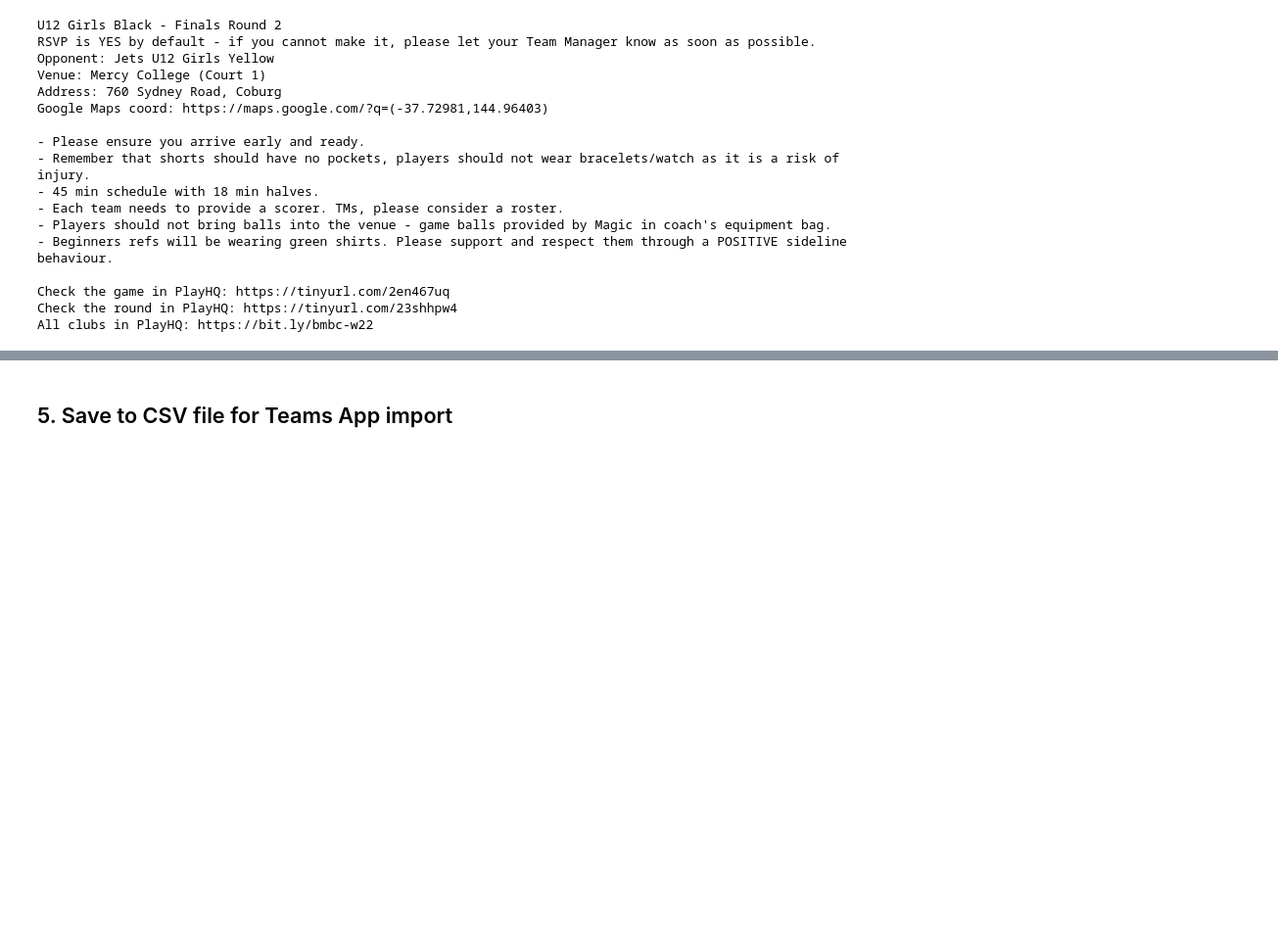
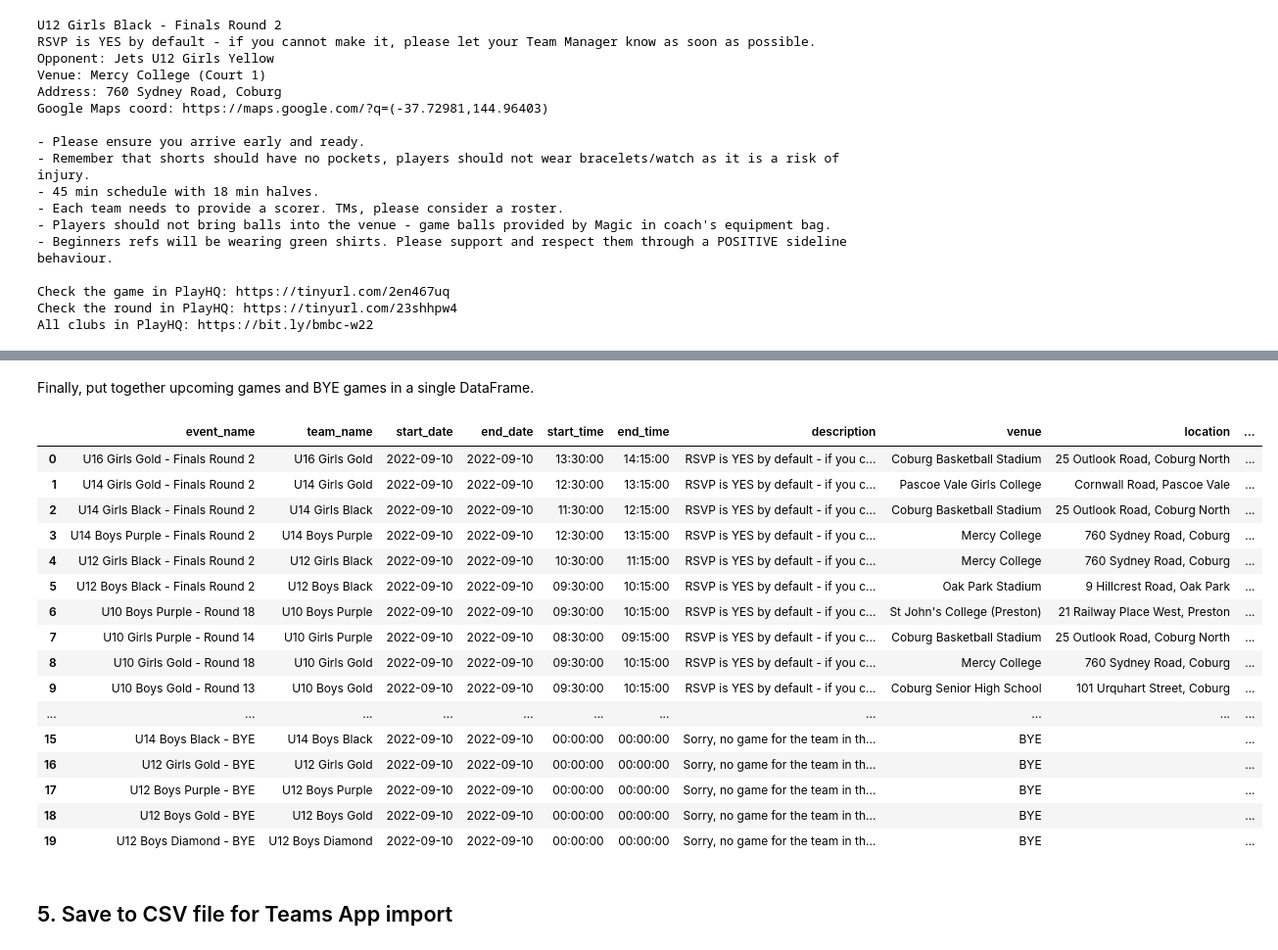
Before and after one commit to ssardina/tapp-fixture, a Jupyter notebook: playhq_scrape.ipynb, the cells around one changed output, grey strips where cells are left out. Shown: that part at 98% size. Cells and saved outputs as stored; diff of their text form; code cells hidden in the pictures; blank space fills up the shorter version.

```diff
--- a/playhq_scrape.ipynb
+++ b/playhq_scrape.ipynb
@@ -241,0 +160,6 @@ U12 Boys Diamond
+# %%
+playing_teams = upcoming_games_df['team_id'].tolist()
+bye_teams = teams_df.loc[~teams_df['id'].isin(playing_teams)]['name'].tolist()
+bye_teams = list(map(lambda x: re.search("U.*", x).group(0), bye_teams))
+
+print(f"Bye teams ({len(bye_teams)}): ", bye_teams)
@@ -241,0 +168,12 @@ U12 Boys Diamond
+# %%
+# Extract the date of the round
+# date = team_apps_csv_df.iloc[1]['start_date']
+print(f"Extract BYE games for games on {GAME_DATE_NAME}")
+
+# Extract teams that do not have a game
+if bye_teams:
+    games_bye_df = utils.build_teamsapp_bye_schedule(bye_teams, GAME_DATE)
+else:
+    print("No BYE games this round...")
+
+games_bye_df
@@ -242,3 +193,29 @@ U12 Boys Diamond
+# %% [markdown]
+Finally, put together upcoming games and BYE games in a single DataFrame.
+# %%
+team_apps_csv_df = pd.concat([games_tapps_df, games_bye_df])
+team_apps_csv_df.drop_duplicates(inplace=True)
+team_apps_csv_df.reset_index(inplace=True, drop=True)
+
+team_apps_csv_df
+# %% [output]
+|  | event_name | team_name | start_date | end_date | start_time | end_time | description | venue | location | ... |
+| 0 | U16 Girls Gold - Finals Round 2 | U16 Girls Gold | 2022-09-10 | 2022-09-10 | 13:30:00 | 14:15:00 | RSVP is YES by default - if you c... | Coburg Basketball Stadium | 25 Outlook Road, Coburg North | ... |
+| 1 | U14 Girls Gold - Finals Round 2 | U14 Girls Gold | 2022-09-10 | 2022-09-10 | 12:30:00 | 13:15:00 | RSVP is YES by default - if you c... | Pascoe Vale Girls College | Cornwall Road, Pascoe Vale | ... |
+| 2 | U14 Girls Black - Finals Round 2 | U14 Girls Black | 2022-09-10 | 2022-09-10 | 11:30:00 | 12:15:00 | RSVP is YES by default - if you c... | Coburg Basketball Stadium | 25 Outlook Road, Coburg North | ... |
+| 3 | U14 Boys Purple - Finals Round 2 | U14 Boys Purple | 2022-09-10 | 2022-09-10 | 12:30:00 | 13:15:00 | RSVP is YES by default - if you c... | Mercy College | 760 Sydney Road, Coburg | ... |
+| 4 | U12 Girls Black - Finals Round 2 | U12 Girls Black | 2022-09-10 | 2022-09-10 | 10:30:00 | 11:15:00 | RSVP is YES by default - if you c... | Mercy College | 760 Sydney Road, Coburg | ... |
+| 5 | U12 Boys Black - Finals Round 2 | U12 Boys Black | 2022-09-10 | 2022-09-10 | 09:30:00 | 10:15:00 | RSVP is YES by default - if you c... | Oak Park Stadium | 9 Hillcrest Road, Oak Park | ... |
+| 6 | U10 Boys Purple - Round 18 | U10 Boys Purple | 2022-09-10 | 2022-09-10 | 09:30:00 | 10:15:00 | RSVP is YES by default - if you c... | St John's College (Preston) | 21 Railway Place West, Preston | ... |
+| 7 | U10 Girls Purple - Round 14 | U10 Girls Purple | 2022-09-10 | 2022-09-10 | 08:30:00 | 09:15:00 | RSVP is YES by default - if you c... | Coburg Basketball Stadium | 25 Outlook Road, Coburg North | ... |
+| 8 | U10 Girls Gold - Round 18 | U10 Girls Gold | 2022-09-10 | 2022-09-10 | 09:30:00 | 10:15:00 | RSVP is YES by default - if you c... | Mercy College | 760 Sydney Road, Coburg | ... |
+| 9 | U10 Boys Gold - Round 13 | U10 Boys Gold | 2022-09-10 | 2022-09-10 | 09:30:00 | 10:15:00 | RSVP is YES by default - if you c... | Coburg Senior High School | 101 Urquhart Street, Coburg | ... |
+| ... | ... | ... | ... | ... | ... | ... | ... | ... | ... | ... |
+| 15 | U14 Boys Black - BYE | U14 Boys Black | 2022-09-10 | 2022-09-10 | 00:00:00 | 00:00:00 | Sorry, no game for the team in th... | BYE |  | ... |
+| 16 | U12 Girls Gold - BYE | U12 Girls Gold | 2022-09-10 | 2022-09-10 | 00:00:00 | 00:00:00 | Sorry, no game for the team in th... | BYE |  | ... |
+| 17 | U12 Boys Purple - BYE | U12 Boys Purple | 2022-09-10 | 2022-09-10 | 00:00:00 | 00:00:00 | Sorry, no game for the team in th... | BYE |  | ... |
+| 18 | U12 Boys Gold - BYE | U12 Boys Gold | 2022-09-10 | 2022-09-10 | 00:00:00 | 00:00:00 | Sorry, no game for the team in th... | BYE |  | ... |
+| 19 | U12 Boys Diamond - BYE | U12 Boys Diamond | 2022-09-10 | 2022-09-10 | 00:00:00 | 00:00:00 | Sorry, no game for the team in th... | BYE |  | ... |
 # %% [markdown]
 ## 5. Save to CSV file for Teams App import
 # %% [markdown]
```
Also changed, not shown: parts of 13 cells of this notebook, 3 other files.
